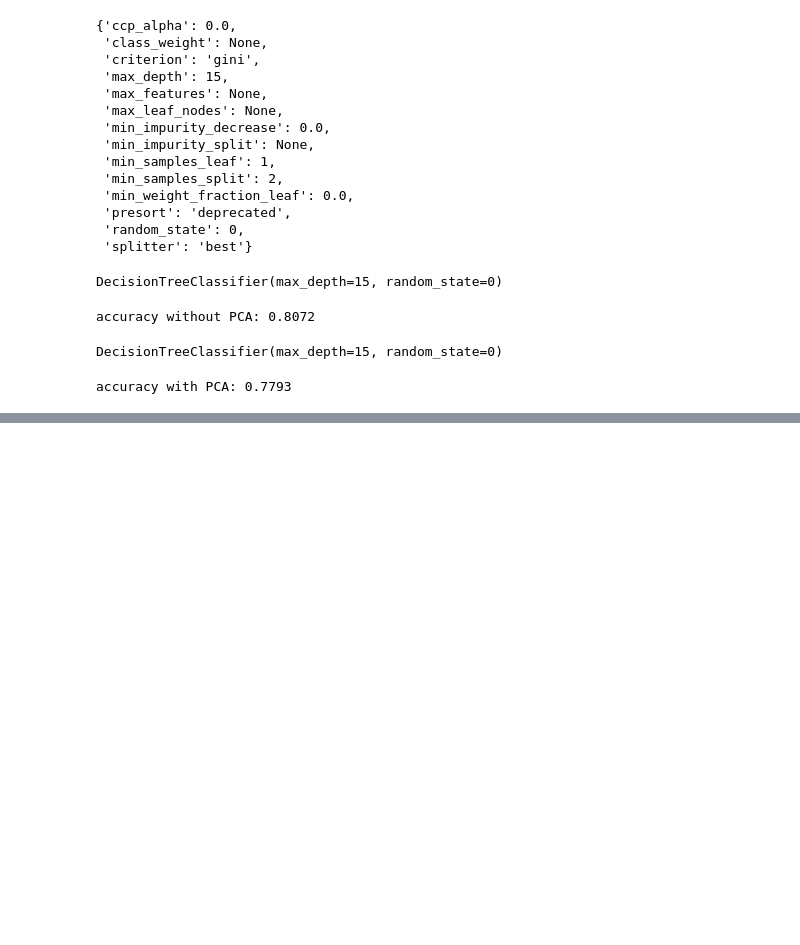
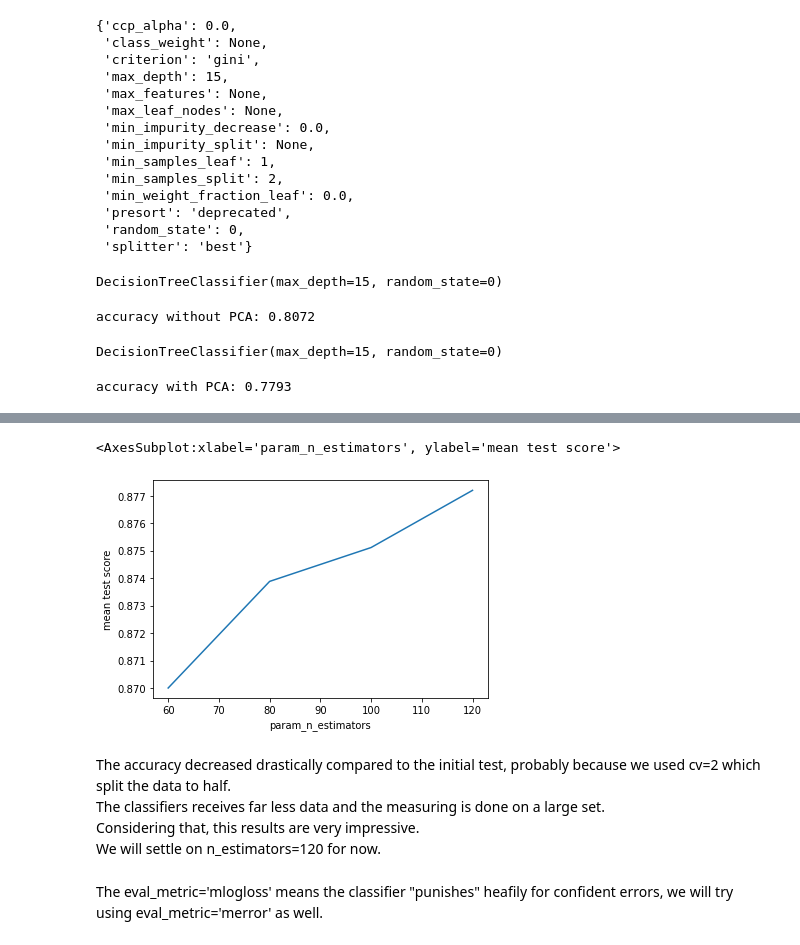
Before and after one commit to oridarshan/data-visualization-project, a Jupyter notebook: FMNIST-Notebook.ipynb, the cells around one changed output, grey strips where cells are left out. Drawn from its saved outputs; the diff is of its cells as text; code cells hidden in the pictures; blank space fills up the shorter version.

Commit message:
fmnist XGBoost

```diff
--- a/FMNIST-Notebook.ipynb
+++ b/FMNIST-Notebook.ipynb
@@ -313,0 +335,5 @@ The reduced data took only 1/3 of the time for only 0.03 reduced accuracy.
+# %%
+import xgboost as xgb
+xgbc=xgb.XGBClassifier(n_estimators=50,use_label_encoder=False)
+# %%
+xgbc.fit(X_train_sc,y_train)
@@ -313,0 +359,3 @@ The reduced data took only 1/3 of the time for only 0.03 reduced accuracy.
+# %%
+xgbc2=xgb.XGBClassifier(n_estimators=50,use_label_encoder=False)
+xgbc2.fit(X_reduce,y_train)
@@ -313,0 +380,4 @@ The reduced data took only 1/3 of the time for only 0.03 reduced accuracy.
+# %%
+#trying different n_estimators, we used cv=2 to svae on running time
+grid=GridSearchCV(xgbc2,{'n_estimators':[60,80,100,120]},cv=2,scoring='accuracy')
+grid.fit(X_reduce,y_train)
@@ -313,0 +413,11 @@ The reduced data took only 1/3 of the time for only 0.03 reduced accuracy.
+# %%
+n_compare=pd.DataFrame(grid.cv_results_)[['mean_test_score','param_n_estimators']]
+n_compare.plot(y='mean_test_score',x='param_n_estimators',legend=False,ylabel='mean test score')
+# %% [output]
+<AxesSubplot:xlabel='param_n_estimators', ylabel='mean test score'>
+[figure, added]
+# %% [markdown]
+The accuracy decreased drastically compared to the initial test, probably because we used cv=2 which split the data to half.
+The classifiers receives far less data and the measuring is done on a large set.
+Considering that, this results are very impressive.
+We will settle on n_estimators=120 for now.
@@ -313,0 +426,2 @@ The reduced data took only 1/3 of the time for only 0.03 reduced accuracy.
+# %% [markdown]
+The eval_metric='mlogloss' means the classifier "punishes" heafily for confident errors, we will try using eval_metric='merror' as well.
```
Also changed, not shown: parts of 27 cells of this notebook.
